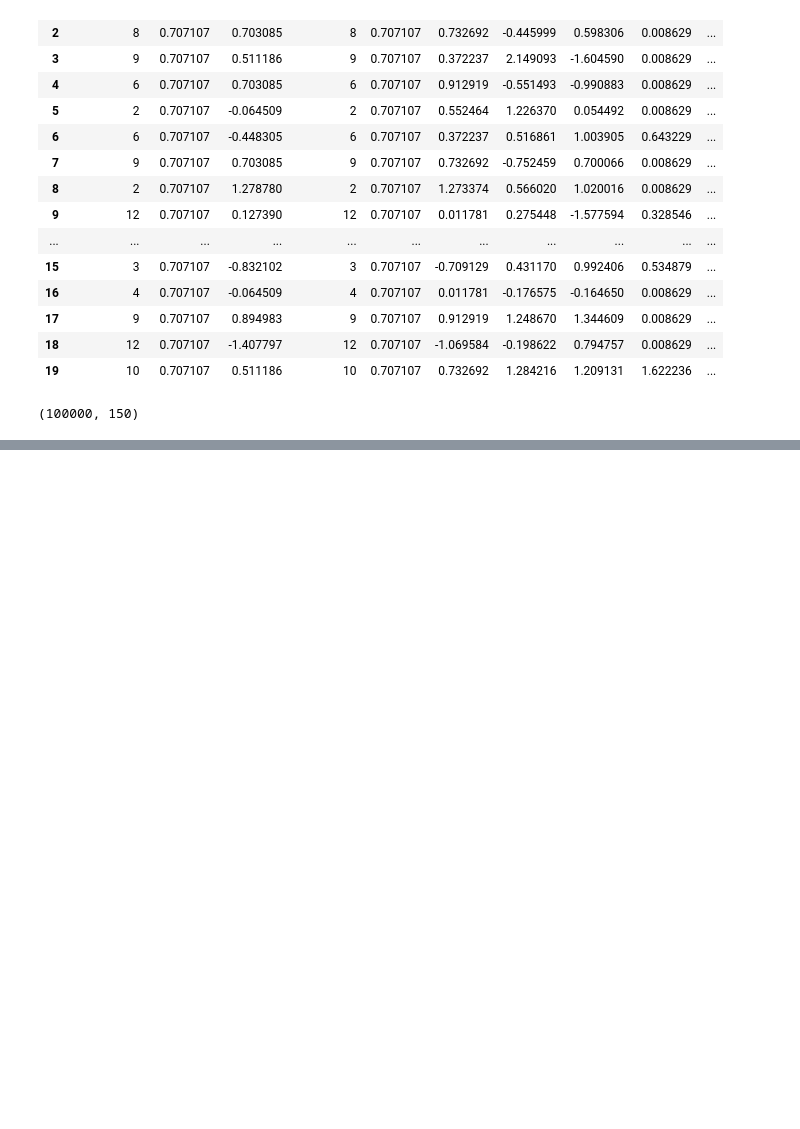
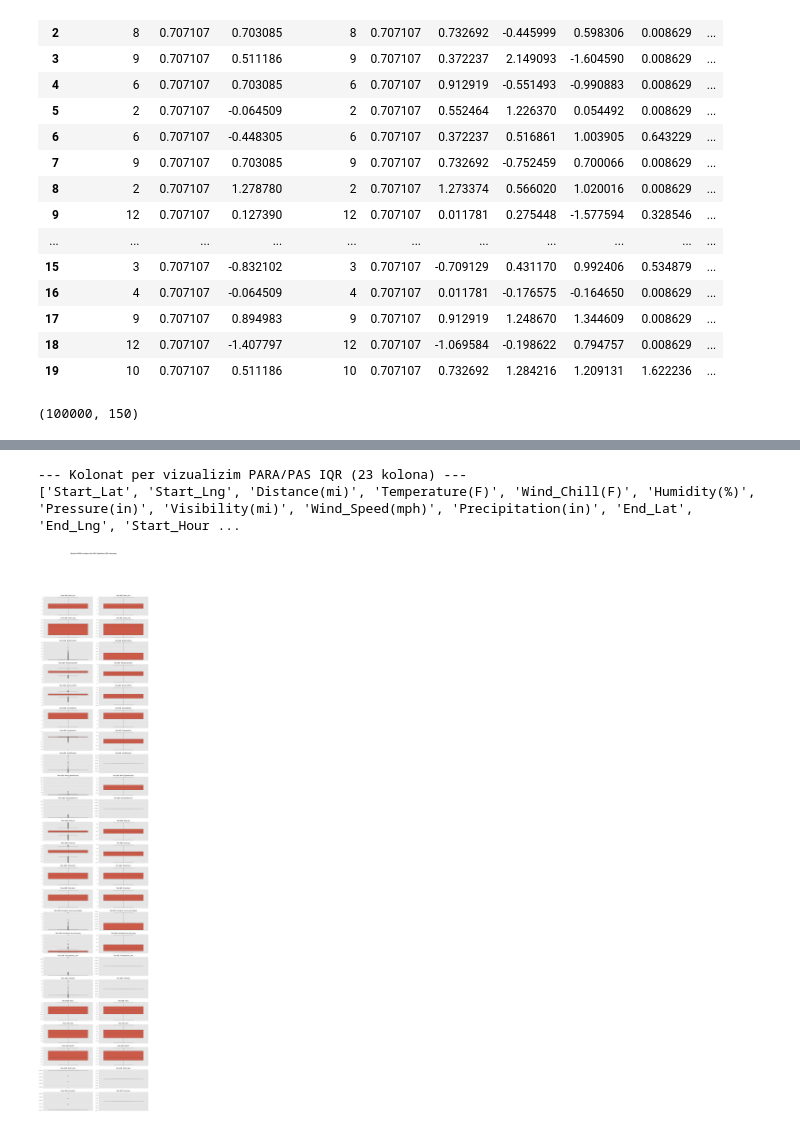
Before and after one commit to DiellzaPervetica/PVDSH_Gr15_2025, a Jupyter notebook: main.ipynb, the cells around one changed output, grey strips where cells are left out. Drawn from its saved outputs; the diff is of its cells as text; code cells hidden in the pictures; blank space fills up the shorter version.

Commit message:
Cells update

```diff
--- a/main.ipynb
+++ b/main.ipynb
@@ -1326,0 +1425,59 @@ df_pca_clean = df_pca[mask_pca].reset_index(drop=True)
+# %%
+#CELL5
+# Vizualizimi i Boxplot PARA dhe PAS IQR per kolonat kryesore (me outliers)
+
+main_numeric_features = [
+    'Start_Lat', 'Start_Lng', 'Distance(mi)', 'Temperature(F)',
+    'Wind_Chill(F)', 'Humidity(%)', 'Pressure(in)', 'Visibility(mi)',
+    'Wind_Speed(mph)', 'Precipitation(in)', 'End_Lat', 'End_Lng',
+    'Start_Hour', 'End_Hour', 'Accident_Count_Last_Week', 'Accidents_Per_Day_Avg'
+]
+
+extra_features = [
+    'Start_Hour', 'End_Hour', 'Precipitation(in)', 'Precipitation_raw',
+    'Visibility', 'Hour', 'Day', 'Month',
+    'Accident_Count_Last_Week', 'Accidents_Per_Day_Avg',
+    'Start_Year', 'End_Year'
+]
+
+all_features = list(dict.fromkeys(main_numeric_features + extra_features))
+
+visualization_cols = []
+for col in all_features:
+    if col in df_phase2.columns:
+        if pd.api.types.is_numeric_dtype(df_phase2[col]) and df_phase2[col].nunique() > 1:
+            visualization_cols.append(col)
+
+print(f"\n--- Kolonat per vizualizim PARA/PAS IQR ({len(visualization_cols)} kolona) ---")
+print(visualization_cols)
+
+if len(visualization_cols) == 0:
+    print("Nuk u gjet asnje kolone e pershtatshme per vizualizim.")
+else:
+    n_rows = len(visualization_cols)
+
+    plt.style.use('ggplot')
+    fig, axes = plt.subplots(n_rows, 2, figsize=(15, 3.2 * n_rows))
+
+    if n_rows == 1:
+        axes = np.array([axes])
+
+    fig.suptitle('Boxplot PARA (majtas) dhe PAS (djathtas) IQR clamping', fontsize=16, y=1.02)
+
+    for i, col in enumerate(visualization_cols):
+        # PARA IQR
+        sns.boxplot(y=df_phase2[col], ax=axes[i, 0])
+        axes[i, 0].set_title(f'Para IQR: {col}')
+        axes[i, 0].set_ylabel('')
+
+        # PAS IQR
+        sns.boxplot(y=df_iqr_cleaned[col], ax=axes[i, 1])
+        axes[i, 1].set_title(f'Pas IQR: {col}')
+        axes[i, 1].set_ylabel('')
+
+    plt.tight_layout(rect=[0, 0, 1, 0.95])
+    plt.show()
+# %% [output]
+--- Kolonat per vizualizim PARA/PAS IQR (23 kolona) ---
+['Start_Lat', 'Start_Lng', 'Distance(mi)', 'Temperature(F)', 'Wind_Chill(F)', 'Humidity(%)', 'Pressure(in)', 'Visibility(mi)', 'Wind_Speed(mph)', 'Precipitation(in)', 'End_Lat', 'End_Lng', 'Start_Hour ...
+[figure, added]
```
Also changed, not shown: parts of 19 cells of this notebook, 2 other files.
